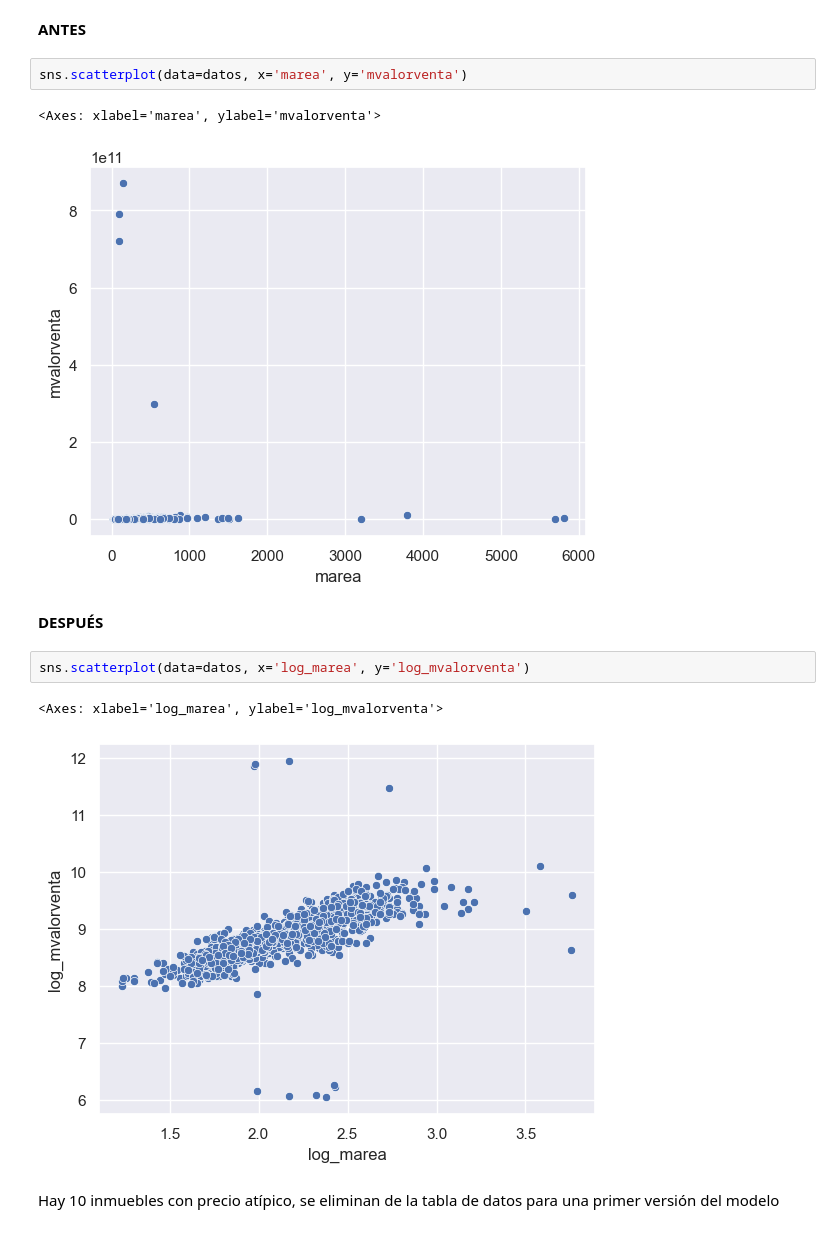
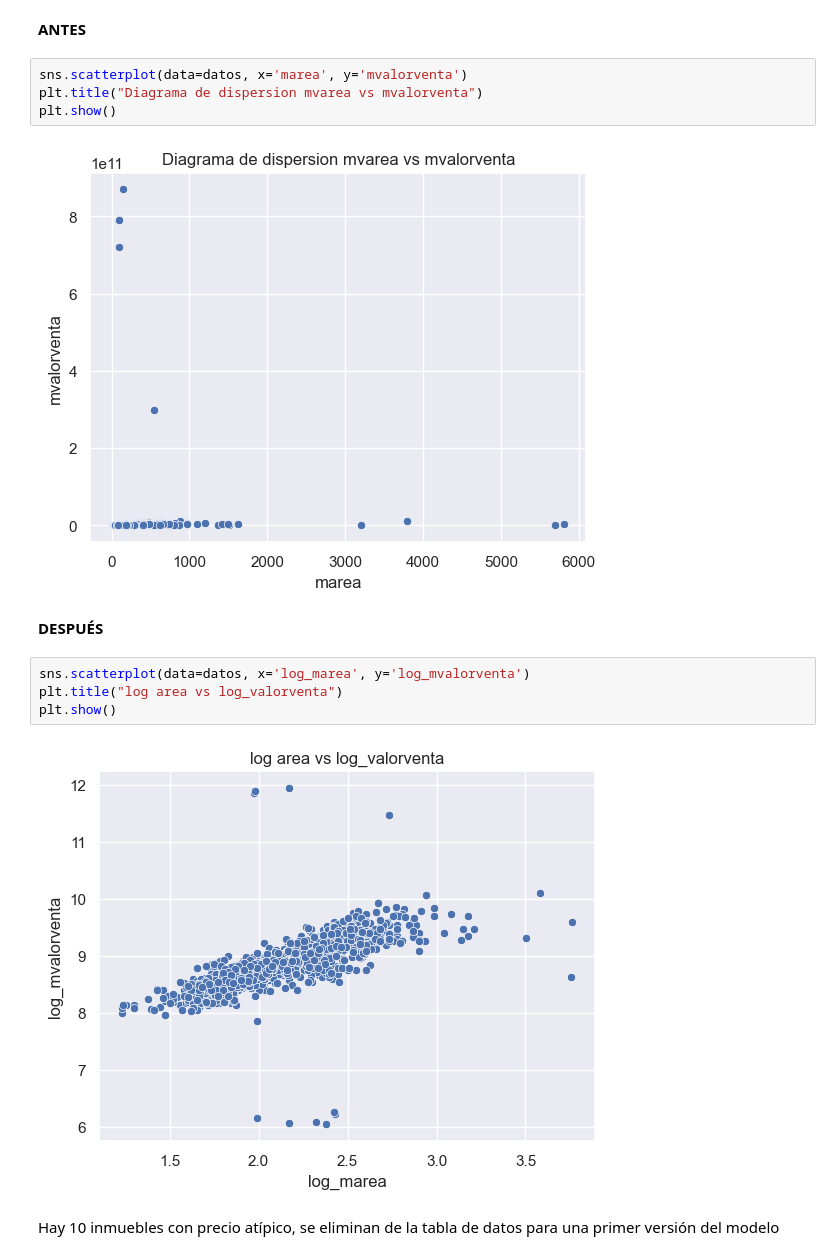
Before and after one commit to Wilsonsr/Metodos-Estadisticos, a Jupyter notebook: CUADERNOS/precios_en_el_sector_inmobiliario_en_Bogotá.ipynb, the cells around one changed output. Cells and saved outputs as stored; diff of their text form.

```diff
--- a/CUADERNOS/precios_en_el_sector_inmobiliario_en_Bogotá.ipynb
+++ b/CUADERNOS/precios_en_el_sector_inmobiliario_en_Bogotá.ipynb
@@ -357,16 +385,18 @@ datos
 **ANTES**
 # %%
 sns.scatterplot(data=datos, x='marea', y='mvalorventa')
+plt.title("Diagrama de dispersion mvarea vs mvalorventa")
+plt.show()
 # %% [output]
-<Axes: xlabel='marea', ylabel='mvalorventa'>
-[figure, old version]
+[figure, new version]
 # %% [markdown]
 **DESPUÉS**
 # %%
 sns.scatterplot(data=datos, x='log_marea', y='log_mvalorventa')
+plt.title("log area vs log_valorventa")
+plt.show()
 # %% [output]
-<Axes: xlabel='log_marea', ylabel='log_mvalorventa'>
-[figure, old version]
+[figure, new version]
 # %% [markdown]
 Hay 10 inmuebles con precio atípico, se eliminan de la tabla de datos para una primer versión del modelo
 # %%
```
Also changed, not shown: parts of 22 cells of this notebook.
